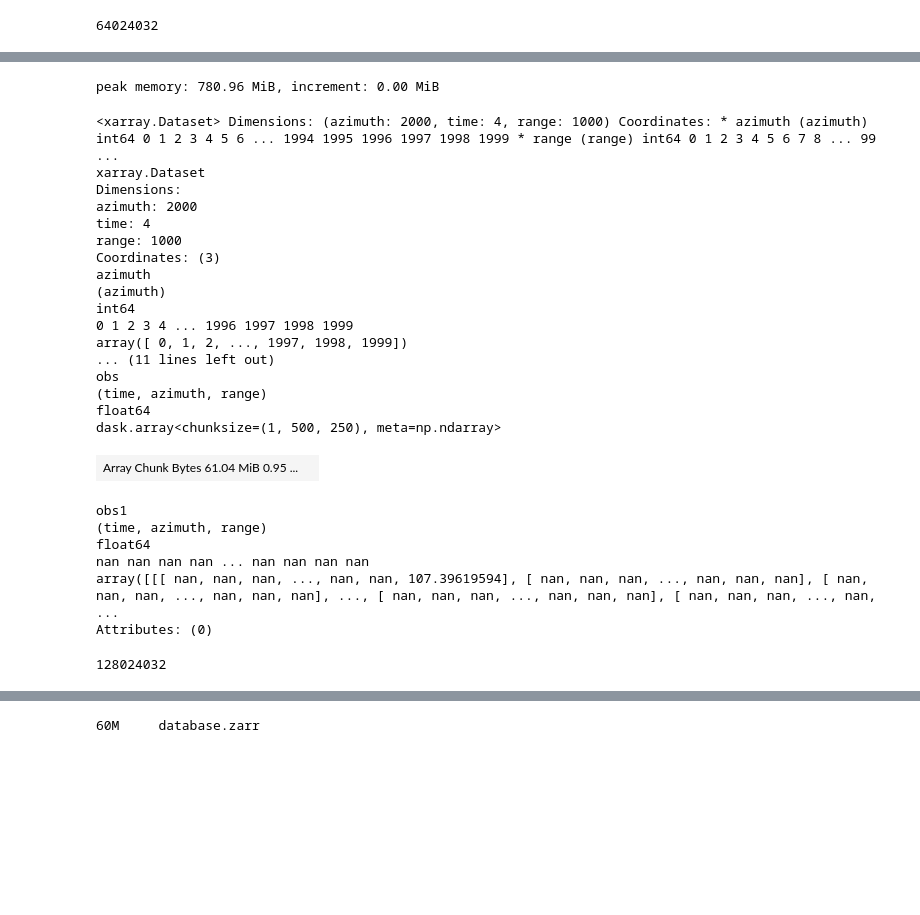
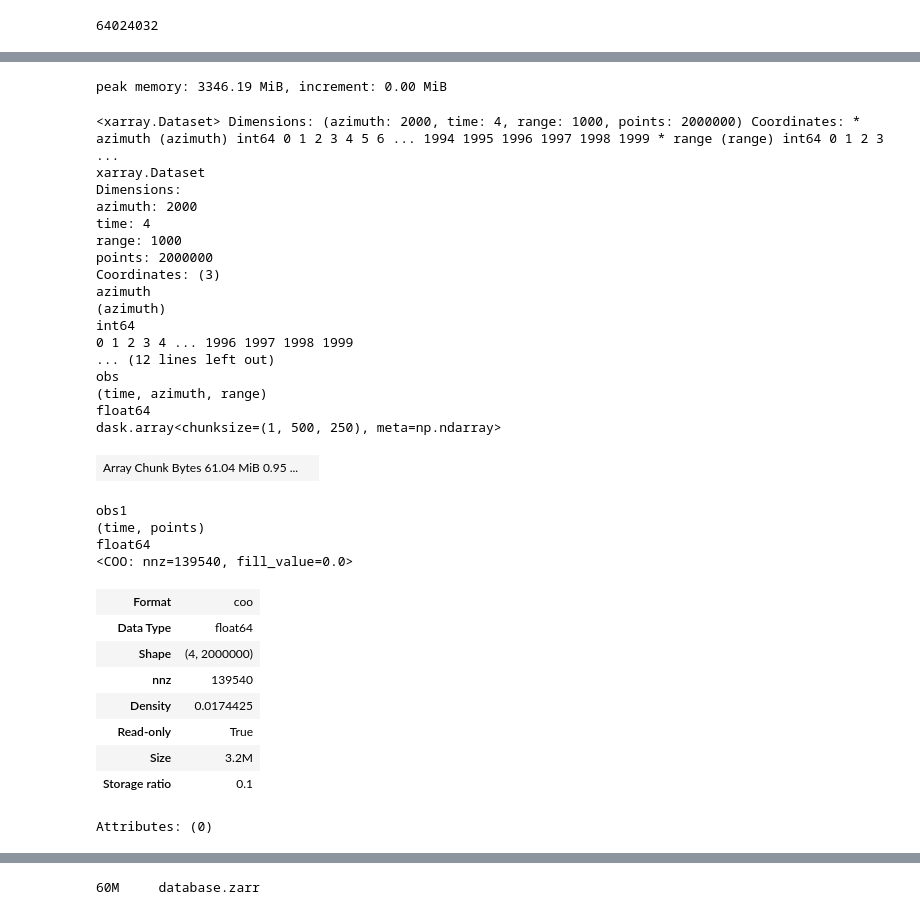
Before and after one commit to MotionbyLearning/example_scripts, a Jupyter notebook: xarray_insar_example.ipynb, the cells around one changed output, grey strips where cells are left out. Saved outputs shown, nothing was run; the diff lists cells and outputs as text; code cells hidden in the pictures; blank space fills up the shorter version.

```diff
--- a/xarray_insar_example.ipynb
+++ b/xarray_insar_example.ipynb
@@ -184,35 +262,38 @@ Data variables:
 # %%
 %memit
-ds = ds.assign(obs1=pointset.unstack().obs1)
+ds = ds.assign(obs1=da_sparse)
 ds
 # %% [output]
-peak memory: 780.96 MiB, increment: 0.00 MiB
+peak memory: 3346.19 MiB, increment: 0.00 MiB
-<xarray.Dataset> Dimensions: (azimuth: 2000, time: 4, range: 1000) Coordinates: * azimuth (azimuth) int64 0 1 2 3 4 5 6 ... 1994 1995 1996 1997 1998 1999 * range (range) int64 0 1 2 3 4 5 6 7 8 ... 99 ...
+<xarray.Dataset> Dimensions: (azimuth: 2000, time: 4, range: 1000, points: 2000000) Coordinates: * azimuth (azimuth) int64 0 1 2 3 4 5 6 ... 1994 1995 1996 1997 1998 1999 * range (range) int64 0 1 2 3 ...
 xarray.Dataset
 Dimensions:
 azimuth: 2000
 time: 4
 range: 1000
+points: 2000000
 Coordinates: (3)
 azimuth
 (azimuth)
 int64
 0 1 2 3 4 ... 1996 1997 1998 1999
-array([ 0, 1, 2, ..., 1997, 1998, 1999])
-... (11 lines left out)
+... (12 lines left out)
 obs
 (time, azimuth, range)
 float64
 dask.array<chunksize=(1, 500, 250), meta=np.ndarray>
 | Array Chunk Bytes 61.04 MiB 0.95 ... |  |
 obs1
-(time, azimuth, range)
+(time, points)
 float64
-nan nan nan nan ... nan nan nan nan
-array([[[ nan, nan, nan, ..., nan, nan, 107.39619594], [ nan, nan, nan, ..., nan, nan, nan], [ nan, nan, nan, ..., nan, nan, nan], ..., [ nan, nan, nan, ..., nan, nan, nan], [ nan, nan, nan, ..., nan, ...
-Attributes: (0)
+<COO: nnz=139540, fill_value=0.0>
+| Format | coo |
+| Data Type | float64 |
+| Shape | (4, 2000000) |
+| nnz | 139540 |
+| Density | 0.0174425 |
+| Read-only | True |
+| Size | 3.2M |
+| Storage ratio | 0.1 |
+Attributes: (0)
-# %%
-ds.nbytes
-# %% [output]
-128024032
 # %%
```
Also changed, not shown: parts of 10 cells of this notebook.
